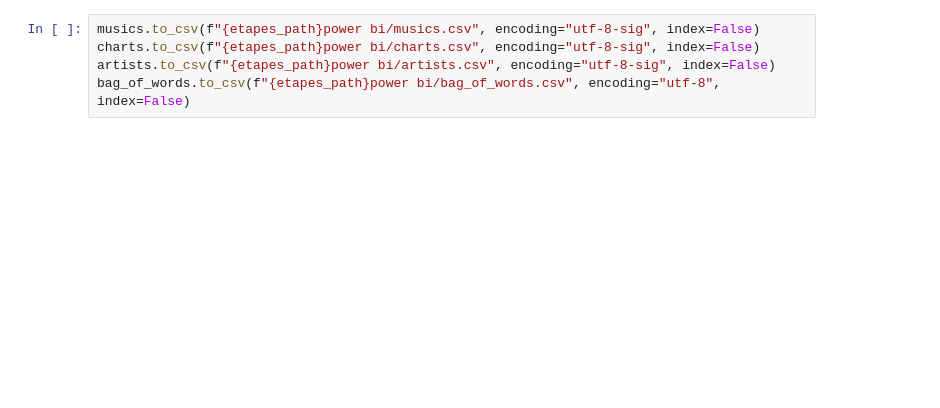
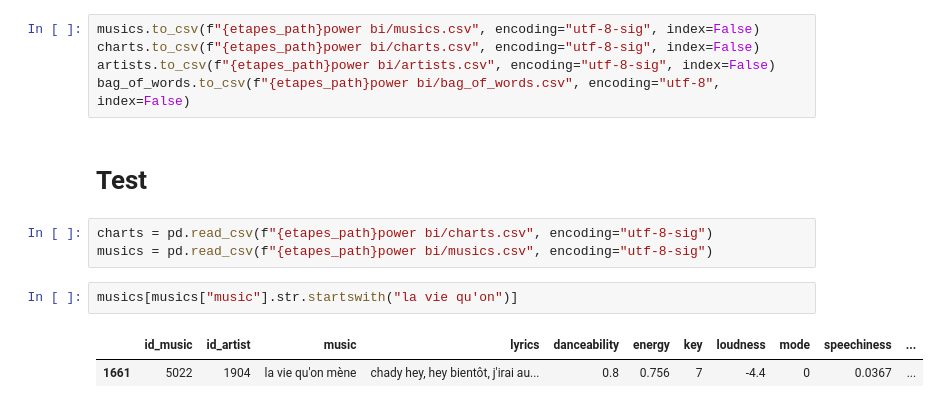
Before and after one commit to StundFR/PFE-Music-Analysis, a Jupyter notebook: main/main.ipynb, the cells around one changed output. Saved outputs shown, nothing was run; the diff lists cells and outputs as text; blank space fills up the shorter version.

```diff
--- a/main/main.ipynb
+++ b/main/main.ipynb
@@ -1158,3 +1208,13 @@ musics.to_csv(f"{etapes_path}power bi/musics.csv", encoding="utf-8-sig", index=F
 charts.to_csv(f"{etapes_path}power bi/charts.csv", encoding="utf-8-sig", index=False)
 artists.to_csv(f"{etapes_path}power bi/artists.csv", encoding="utf-8-sig", index=False)
 bag_of_words.to_csv(f"{etapes_path}power bi/bag_of_words.csv", encoding="utf-8", index=False)
+# %% [markdown]
+# Test
+# %%
+charts = pd.read_csv(f"{etapes_path}power bi/charts.csv", encoding="utf-8-sig")
+musics = pd.read_csv(f"{etapes_path}power bi/musics.csv", encoding="utf-8-sig")
+# %%
+musics[musics["music"].str.startswith("la vie qu'on")]
+# %% [output]
+|  | id_music | id_artist | music | lyrics | danceability | energy | key | loudness | mode | speechiness | ... |
+| 1661 | 5022 | 1904 | la vie qu'on mène | chady hey, hey bientôt, j'irai au... | 0.8 | 0.756 | 7 | -4.4 | 0 | 0.0367 | ... |
```
Also changed, not shown: parts of 21 cells of this notebook, 1 other file.
